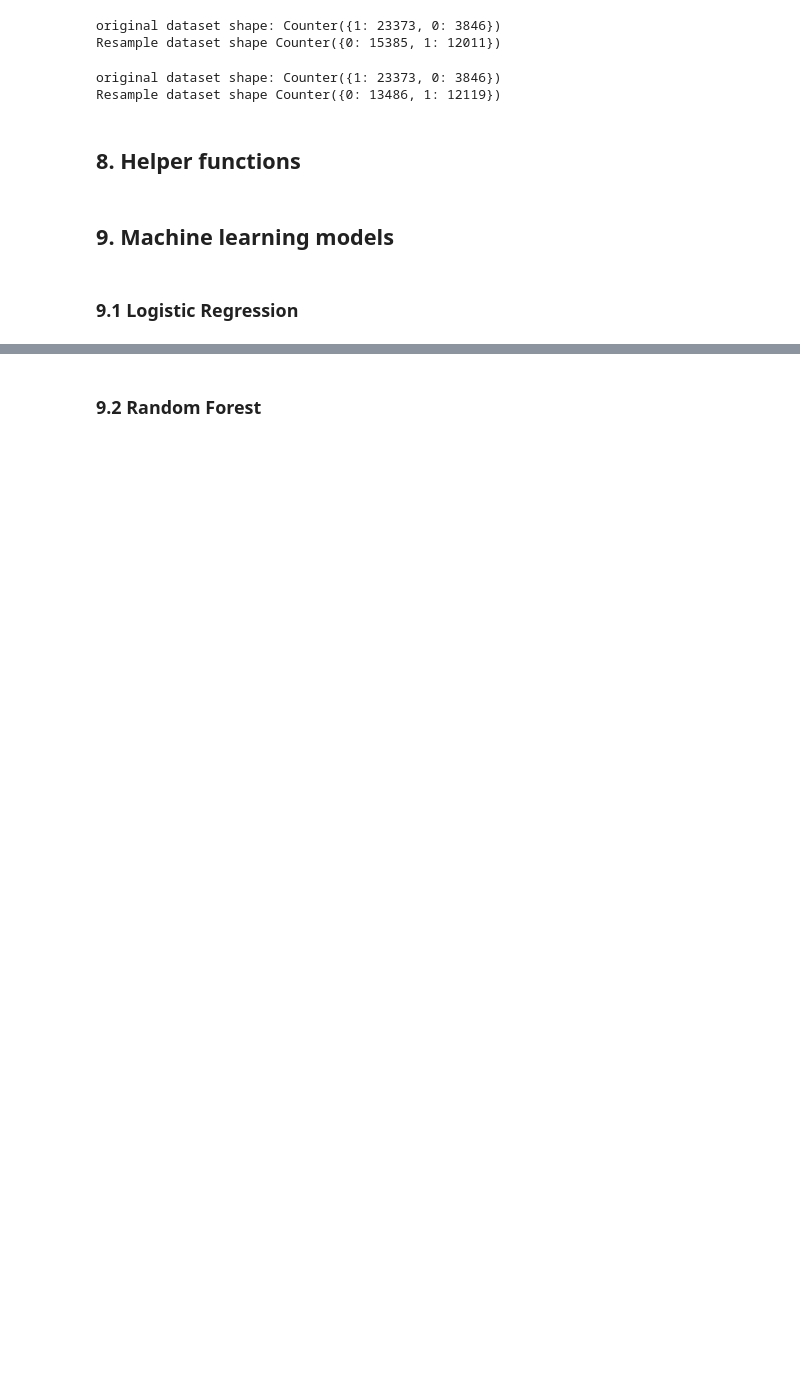
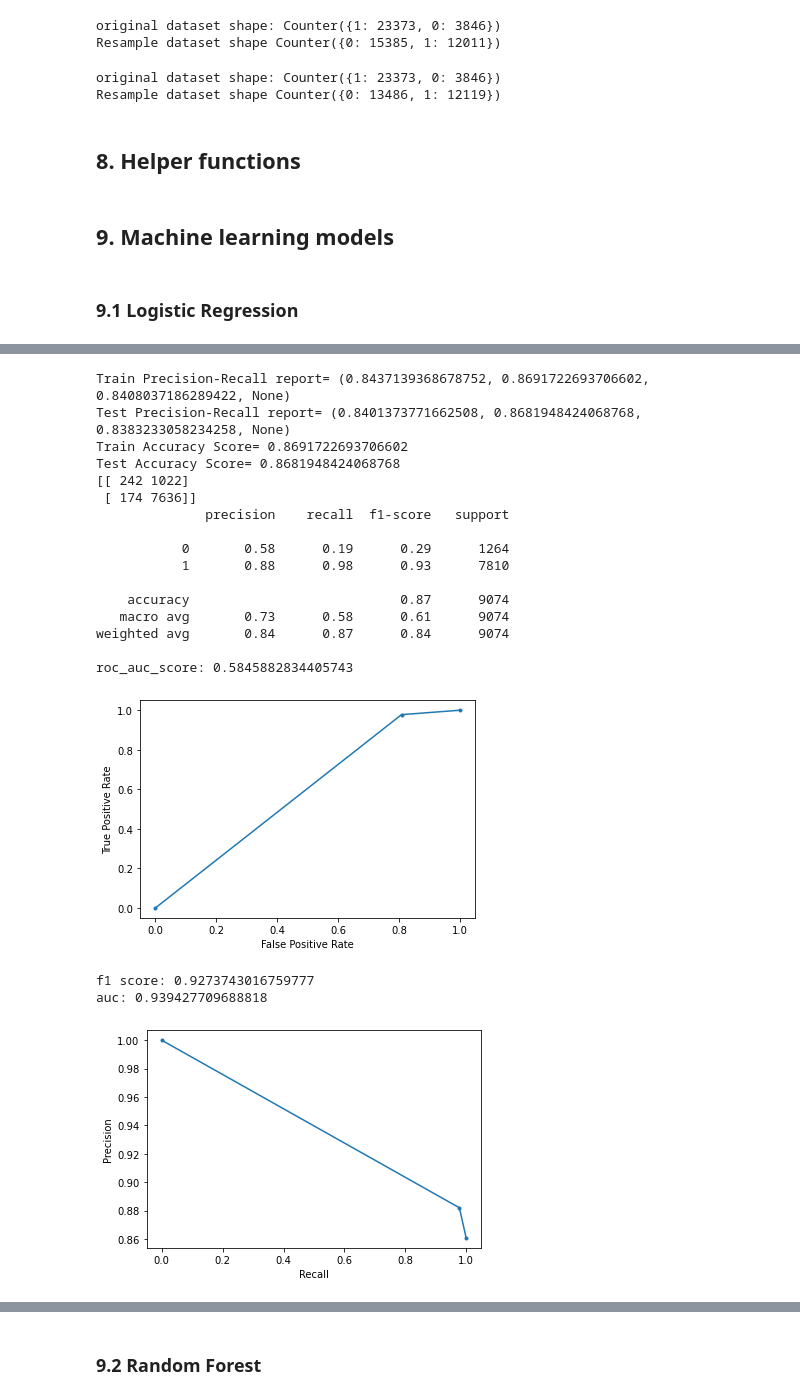
Before and after one commit to rooplaxmidesai/homework, a Jupyter notebook: week_24/Project_Master.ipynb, the cells around one changed output, grey strips where cells are left out. Cells and saved outputs as stored; diff of their text form; code cells hidden in the pictures; blank space fills up the shorter version.

Commit message:
LR,RF models

```diff
--- a/week_24/Project_Master.ipynb
+++ b/week_24/Project_Master.ipynb
@@ -709,0 +740,36 @@ def model_roc_auc(y_test,y_pred):
+# %%
+pipe_lr = Pipeline([('sc', StandardScaler()),
+			('lr', LogisticRegression(random_state=42))])
+
+grid_params_lr = {'lr__penalty': ['l1', 'l2'],
+		'lr__C': [1.0,0.5],
+		'lr__solver': ['liblinear','newton-cg']}
+
+gs_lr = GridSearchCV(estimator=pipe_lr,
+			param_grid=grid_params_lr,
+			scoring='accuracy',
+			cv=10)
+# %%
+### Logistic Regression with imbalanced data and all the features except target variable
+evaluate_model(gs_lr, X_train, y_train, X_test, y_test)
+# %% [output]
+Train Precision-Recall report= (0.8437139368678752, 0.8691722693706602, 0.8408037186289422, None)
+Test Precision-Recall report= (0.8401373771662508, 0.8681948424068768, 0.8383233058234258, None)
+Train Accuracy Score= 0.8691722693706602
+Test Accuracy Score= 0.8681948424068768
+[[ 242 1022]
+ [ 174 7636]]
+              precision    recall  f1-score   support
+
+           0       0.58      0.19      0.29      1264
+           1       0.88      0.98      0.93      7810
+
+    accuracy                           0.87      9074
+   macro avg       0.73      0.58      0.61      9074
+weighted avg       0.84      0.87      0.84      9074
+
+roc_auc_score: 0.5845882834405743
+[figure, added]
+f1 score: 0.9273743016759777
+auc: 0.939427709688818
+[figure, added]
```
Also changed, not shown: parts of 32 cells of this notebook.
